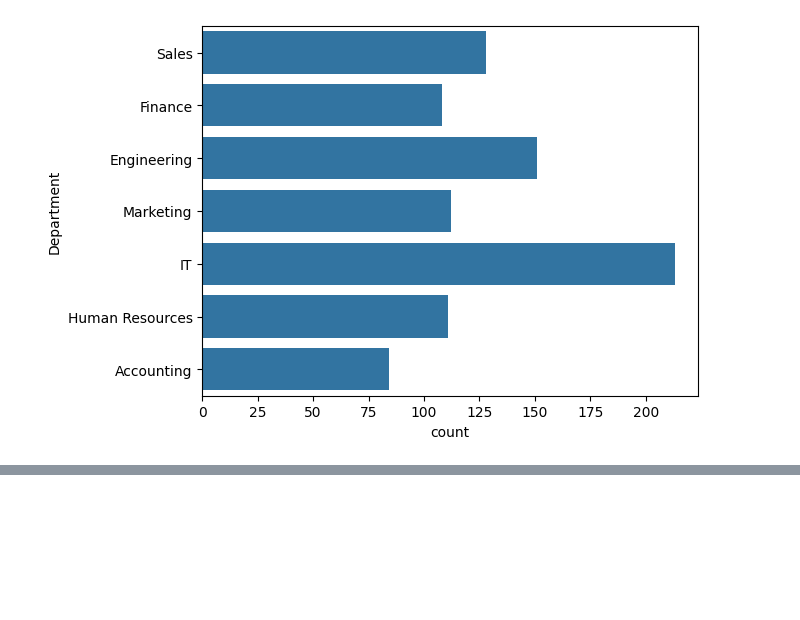
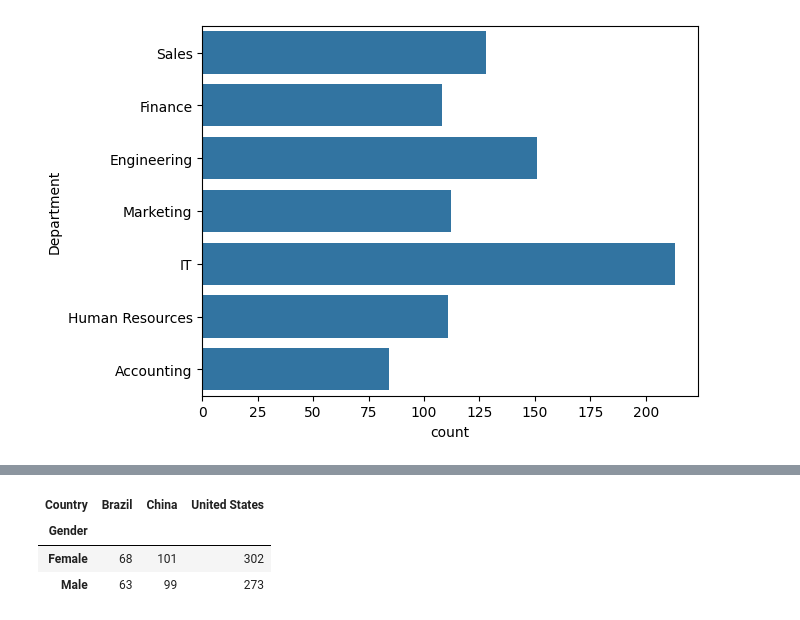
Before and after one commit to Bhawani0038/pandas-tutorial, a Jupyter notebook: new.ipynb, the cells around one changed output, grey strips where cells are left out. Drawn from its saved outputs; the diff is of its cells as text; code cells hidden in the pictures; blank space fills up the shorter version.

```diff
--- a/new.ipynb
+++ b/new.ipynb
@@ -224,0 +264,8 @@ hotel_data.head()
+# %%
+# Pivot Tables
+hotel_data.pivot_table(index = ['Gender',], columns= ['Country'], values='EEID', aggfunc= 'count')
+# %% [output]
+| Country | Brazil | China | United States |
+| Gender |  |  |  |
+| Female | 68 | 101 | 302 |
+| Male | 63 | 99 | 273 |
```
Also changed, not shown: parts of 17 cells of this notebook, 2 other files.
